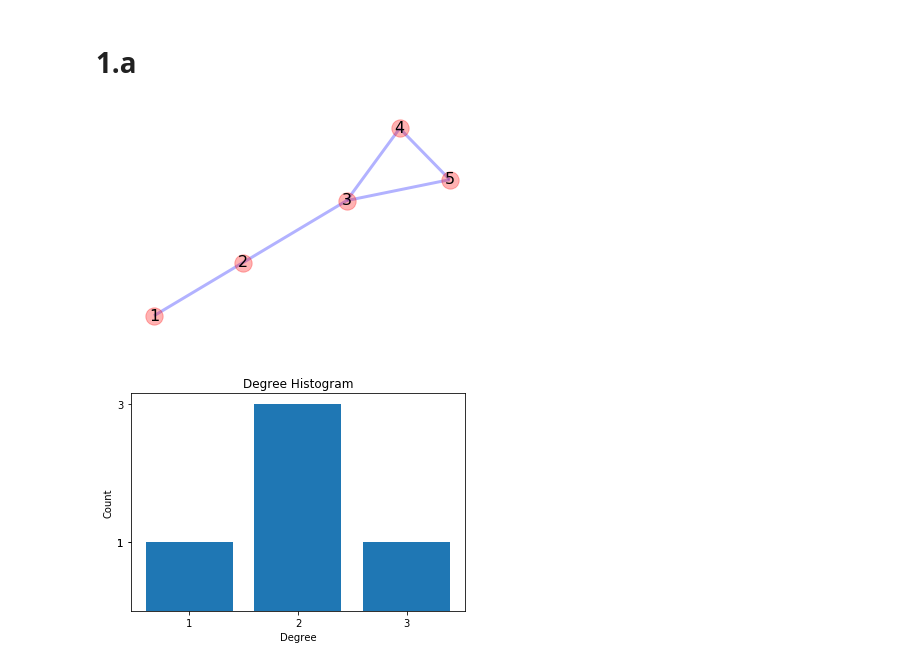
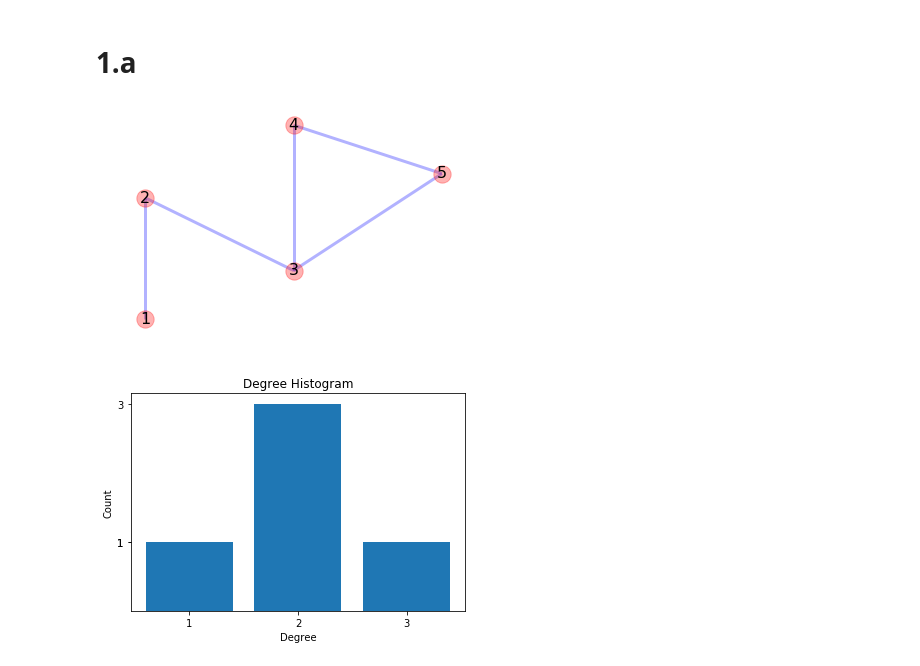
Before and after one commit to Teaksters/EpidemicsNetwork, a Jupyter notebook: Lab7.ipynb, the cells around one changed output. Saved outputs shown, nothing was run; the diff lists cells and outputs as text; code cells hidden in the pictures.

```diff
--- a/Lab7.ipynb
+++ b/Lab7.ipynb
@@ -12,30 +12,30 @@ import random
 # %%
 G = nx.Graph()
 
 # Add network
 G.add_edge(1, 2)
 G.add_edge(2, 3)
 G.add_edge(3, 4)
 G.add_edge(3, 5)
 G.add_edge(4, 5)
 
 # set layout
-pos = nx.spring_layout(G)
+pos = {1:(1,1),2:(1,3.5),3:(2,2),4:(2,5),5:(3,4)}
 
 # draw nodes
 nx.draw_networkx_nodes(G, pos, alpha=0.3)
 
 # draw edges
 nx.draw_networkx_edges(G, pos, width=3, alpha=0.3, edge_color='b')
 
 # draw labels
 nx.draw_networkx_labels(G, pos, font_size=16)
 
 # plot plot
 plt.axis('off')
 plt.show()
 # %% [output]
-[figure, old version]
+[figure, new version]
 # %%
 # Degree histogram
 degree_sequence = sorted([d for n, d in G.degree()], reverse=True)
```
Also changed, not shown: parts of 8 cells of this notebook.
